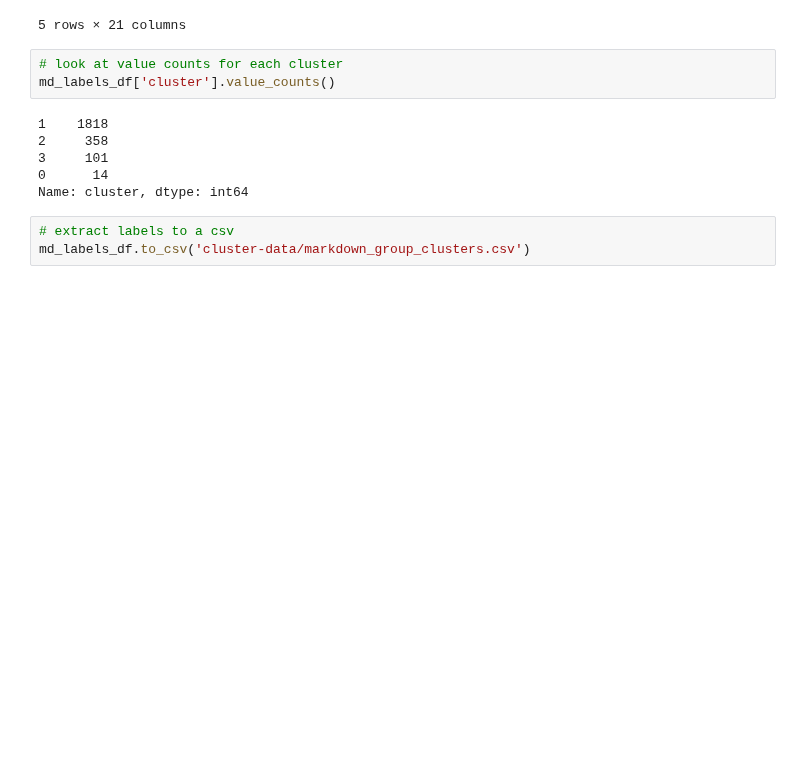
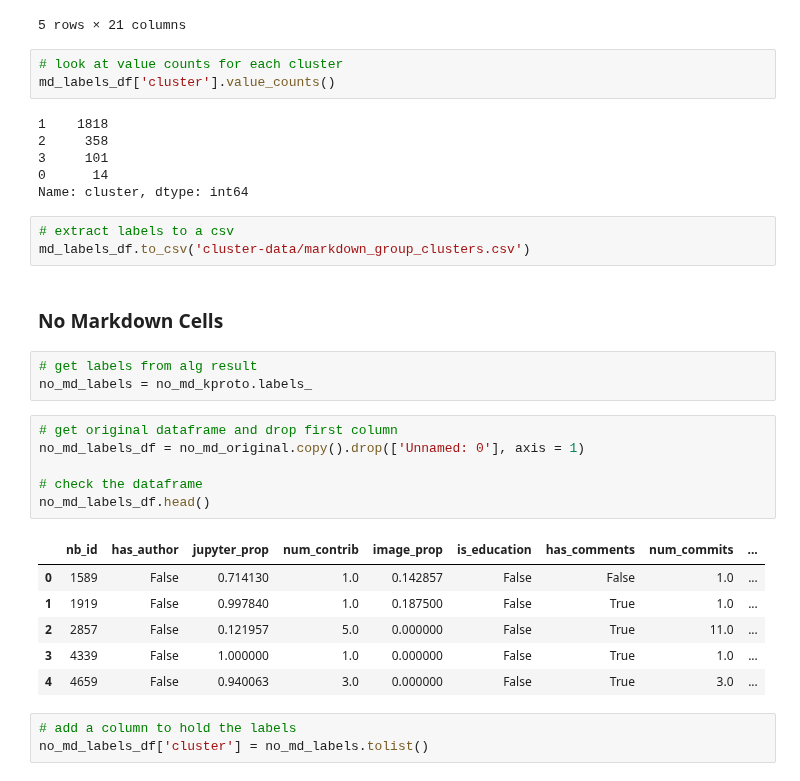
Before and after one commit to Isabel-Gan/quantifying-notebook-features, a Jupyter notebook: output/complete-runs/analysis/mixed-data-clustering.ipynb, the cells around one changed output. Saved outputs shown, nothing was run; the diff lists cells and outputs as text; blank space fills up the shorter version.

Commit message:
cluster labels for no markdown group

```diff
--- a/output/complete-runs/analysis/mixed-data-clustering.ipynb
+++ b/output/complete-runs/analysis/mixed-data-clustering.ipynb
@@ -599,3 +599,24 @@ Name: cluster, dtype: int64
 # %%
 # extract labels to a csv
 md_labels_df.to_csv('cluster-data/markdown_group_clusters.csv')
+# %% [markdown]
+### No Markdown Cells
+# %%
+# get labels from alg result
+no_md_labels = no_md_kproto.labels_
+# %%
+# get original dataframe and drop first column
+no_md_labels_df = no_md_original.copy().drop(['Unnamed: 0'], axis = 1)
+
+# check the dataframe
+no_md_labels_df.head()
+# %% [output]
+|  | nb_id | has_author | jupyter_prop | num_contrib | image_prop | is_education | has_comments | num_commits | ... |
+| 0 | 1589 | False | 0.714130 | 1.0 | 0.142857 | False | False | 1.0 | ... |
+| 1 | 1919 | False | 0.997840 | 1.0 | 0.187500 | False | True | 1.0 | ... |
+| 2 | 2857 | False | 0.121957 | 5.0 | 0.000000 | False | True | 11.0 | ... |
+| 3 | 4339 | False | 1.000000 | 1.0 | 0.000000 | False | True | 1.0 | ... |
+| 4 | 4659 | False | 0.940063 | 3.0 | 0.000000 | False | True | 3.0 | ... |
+# %%
+# add a column to hold the labels
+no_md_labels_df['cluster'] = no_md_labels.tolist()
```
Also changed, not shown: parts of 4 cells of this notebook, 1 other file.
